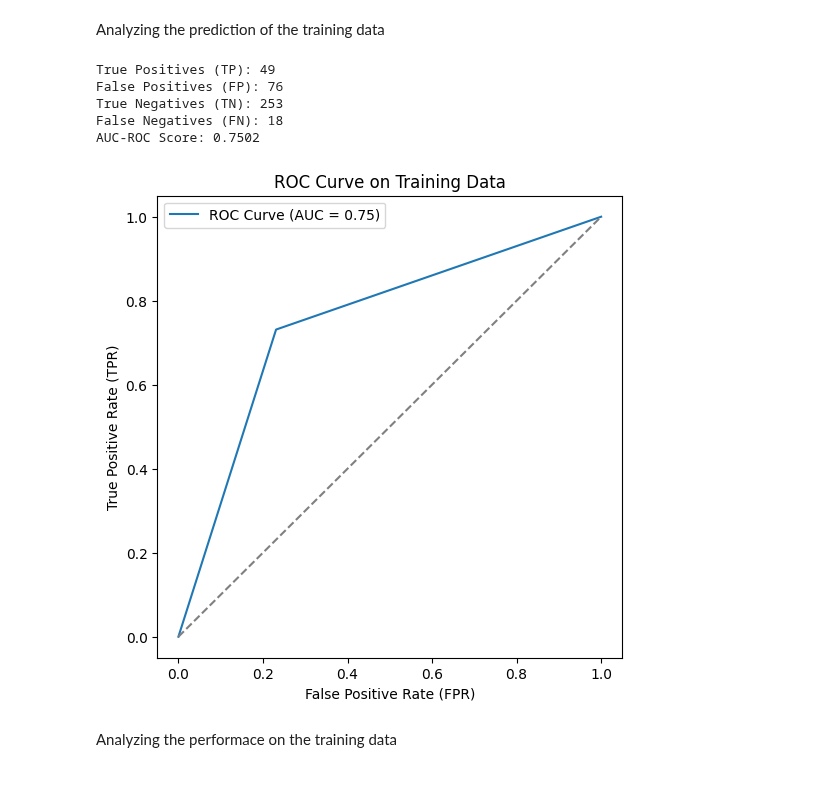
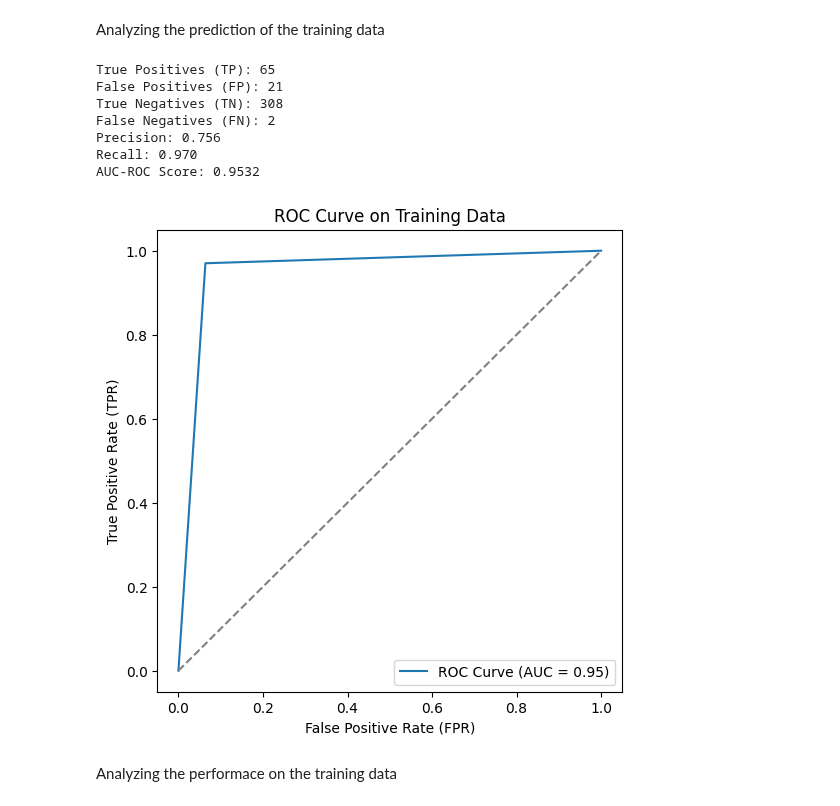
Before and after one commit to gchermside/UCEC_Recurrance, a Jupyter notebook: train_models.ipynb, the cells around one changed output. Drawn from its saved outputs; the diff is of its cells as text; code cells hidden in the pictures.

```diff
--- a/train_models.ipynb
+++ b/train_models.ipynb
@@ -152,7 +152,7 @@ def run_xgboost_with_LASSO(y_train):
         ('classifier', xgb_clf)
     ])
 
-    # Hyperparameter grid (you can expand this)
+    # Hyperparameter grid
     # param_grid = {
     #     'feature_selection__estimator__C': [0.01, 0.1, 1],
     #     'classifier__n_estimators': [50, 100],
@@ -164,6 +164,32 @@ def run_xgboost_with_LASSO(y_train):
         'classifier__n_estimators': [50],
         'classifier__max_depth': [3],
         'classifier__learning_rate': [0.01],
+    }
+    return pipeline, param_grid
+
+
+def run_xgboost(y_train):
+    # Define XGBoost classifier
+    xgb_clf = XGBClassifier(
+        use_label_encoder=False,
+        eval_metric='logloss',
+        random_state=config.SEED,
+        scale_pos_weight=(np.sum(y_train == 0) / np.sum(y_train == 1))  # balance classes
+    )
+
+    # Build pipeline (scaler + classifier)
+    pipeline = Pipeline([
+        ('scaler', StandardScaler()),
+        ('classifier', xgb_clf)
+    ])
+
+    # Define hyperparameter grid
+    param_grid = {
+        'classifier__n_estimators': [100, 200, 300],
+        'classifier__max_depth': [3, 5, 7],
+        'classifier__learning_rate': [0.01, 0.1, 0.2],
+        'classifier__subsample': [0.8, 1.0],
+        'classifier__colsample_bytree': [0.8, 1.0]
     }
     return pipeline, param_grid
 
@@ -201,7 +227,7 @@ def run_LASSO():
 # best_model = pipeline
 # %%
 # CHANGE WHICH MODEL USED HERE ########################################################
-pipeline, param_grid = XXX()
+pipeline, param_grid = run_xgboost(y_train)
 
 # Set up cross-validation
 cv = StratifiedKFold(n_splits=3, shuffle=True, random_state=config.SEED)
@@ -220,6 +246,4 @@ grid_search = GridSearchCV(
 grid_search.fit(X_train, y_train)
 
 best_model = grid_search.best_estimator_
-
-# [6416 12260 12263 12264 12392 12400 12416 12426 12431 12526 12527 12892 13602 14340 16428 18227 20043] are constant.
 # %% [output]
@@ -275,38 +288,47 @@ Analyzing the prediction of the training data
 # %%
 y_train_pred = best_model.predict(X_train)
 
 cm_test = confusion_matrix(y_train, y_train_pred)
 tn, fp, fn, tp = cm_test.ravel()
 print(f"True Positives (TP): {tp}")
 print(f"False Positives (FP): {fp}")
 print(f"True Negatives (TN): {tn}")
 print(f"False Negatives (FN): {fn}")
+
+# Calculate metrics
+precision = tp / (tp + fp) if (tp + fp) > 0 else 0
+recall = tp / (tp + fn) if (tp + fn) > 0 else 0
+
+print(f"Precision: {precision:.3f}")
+print(f"Recall: {recall:.3f}")
 
 # Compute the AUC-ROC score
 roc_auc = roc_auc_score(y_train, y_train_pred)
 
 # Print the AUC-ROC score
 print(f"AUC-ROC Score: {roc_auc:.4f}")
 
 # Compute ROC curve
 fpr, tpr, _ = roc_curve(y_train, y_train_pred)
 
 # Plot the ROC Curve
 plt.figure(figsize=(6, 6))
 plt.plot(fpr, tpr, linestyle='-', label=f'ROC Curve (AUC = {roc_auc:.2f})')
 plt.plot([0, 1], [0, 1], linestyle='--', color='gray')  # Random classifier line
 plt.xlabel("False Positive Rate (FPR)")
 plt.ylabel("True Positive Rate (TPR)")
 plt.title("ROC Curve on Training Data")
 plt.legend()
 plt.show()
 # %% [output]
-True Positives (TP): 49
-False Positives (FP): 76
-True Negatives (TN): 253
-False Negatives (FN): 18
-AUC-ROC Score: 0.7502
+True Positives (TP): 65
+False Positives (FP): 21
+True Negatives (TN): 308
+False Negatives (FN): 2
+Precision: 0.756
+Recall: 0.970
+AUC-ROC Score: 0.9532
-[figure, old version]
+[figure, new version]
 # %% [markdown]
 Analyzing the performace on the training data
 # %%
```
Also changed, not shown: parts of 4 cells of this notebook, 11 other files.
